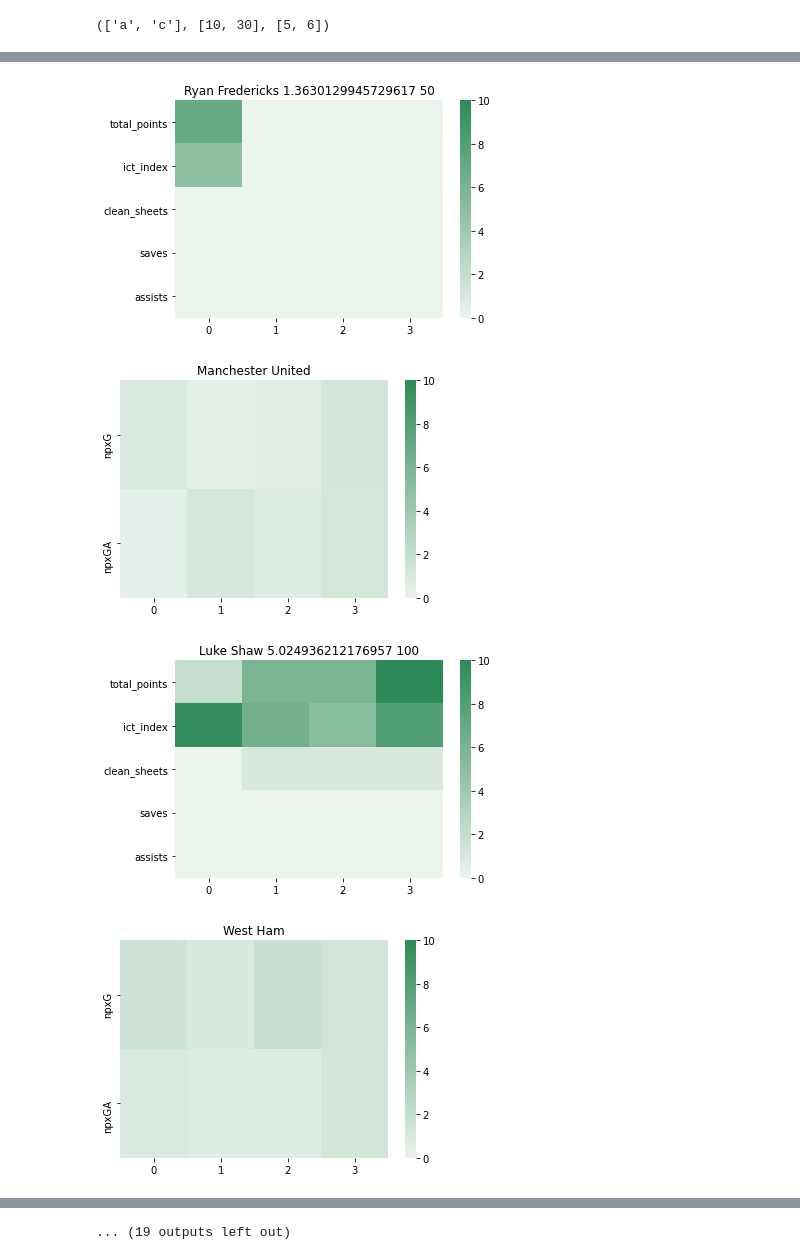
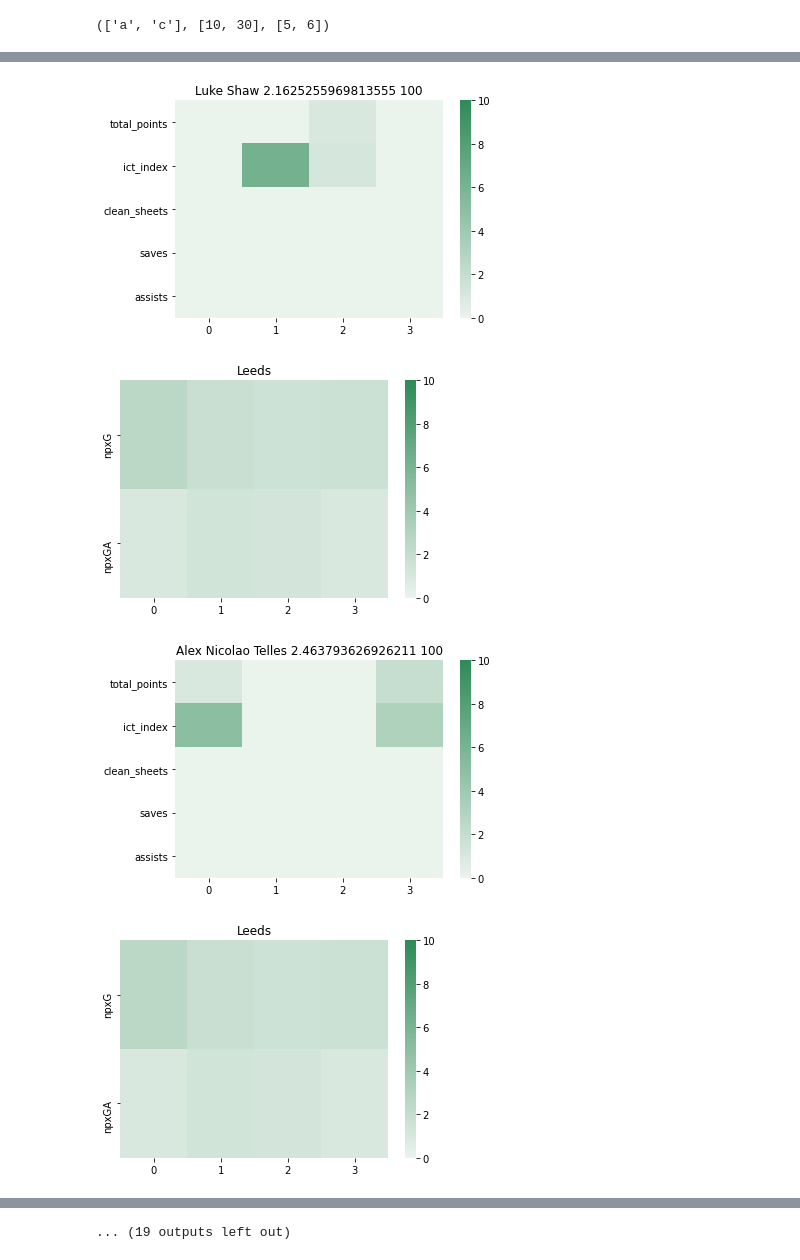
Before and after one commit to ajayrfhp/Control, a Jupyter notebook: Control_FPL/wildcard.ipynb, the cells around one changed output, grey strips where cells are left out. Drawn from its saved outputs; the diff is of its cells as text; code cells hidden in the pictures.

```diff
--- a/Control_FPL/wildcard.ipynb
+++ b/Control_FPL/wildcard.ipynb
@@ -70,6 +73,6 @@ player_feature_names = ["total_points", "ict_index", "clean_sheets", "saves", "a
 
 agent = Agent(player_feature_names, opponent_feature_names, model_path="./trained_models/player_oppponent_linear_score_model.pt")
 await agent.get_data()
-agent.update_model()
+await agent.update_model()
 current_squad, non_squad = await agent.get_new_squad(player_feature_names, opponent_feature_names)
 # %% [output]
@@ -96,16 +95,21 @@ Player in
 # %%
 squad = non_squad + current_squad
+injuries = pd.read_csv('./data/injuries.csv')['Name'].tolist()
+squad = [player for player in squad if player.name not in injuries]
 
 def knapsack_by_position(squad, position, num_players, max_weight):
     players_in_position = [player for player in squad  if player.position == position ]
     weights, values = [], []
     for player in players_in_position:
         weights.append(player.latest_price)
-        values.append(player.predicted_performance)
+        total_points = player.player_features[:,0].sum() /20 # lazy approximation
+        form_points = player.predicted_performance
+        weighted_points = total_points + form_points
+        values.append(weighted_points)
     return knapsack(weights=weights, values=values, names=players_in_position, max_weight=max_weight, num_players=num_players)
 
 def get_team_by_knapsack(squad, max_weight=1000):
-    positions = [('Goalkeeper', 2, 1), ('Defender', 5, 3), ('Midfielder', 5, 4), ('Forward', 3, 2)]
+    positions = [('Goalkeeper', 2, 1), ('Defender', 5, 3), ('Midfielder', 5, 4), ('Forward', 3, 2)] # Modeller bias - select 3 contributing defenders, 4 midfielders, 2 forwards and 1 gk. Choose filler players for other posiiton
     best_15, best_value = [], -np.inf
     for (position_ordering) in itertools.permutations(positions):
         budget = max_weight
@@ -163,4 +167,4 @@ Emile Smith Rowe 0.9560983107391267 Midfielder
-[figure, old version]
+[figure, new version]
-[figure, old version]
+[figure, new version]
-[figure, old version]
+[figure, new version]
-[figure, old version]
+[figure, new version]
```
Also changed, not shown: parts of 5 cells of this notebook, 1 other file.
